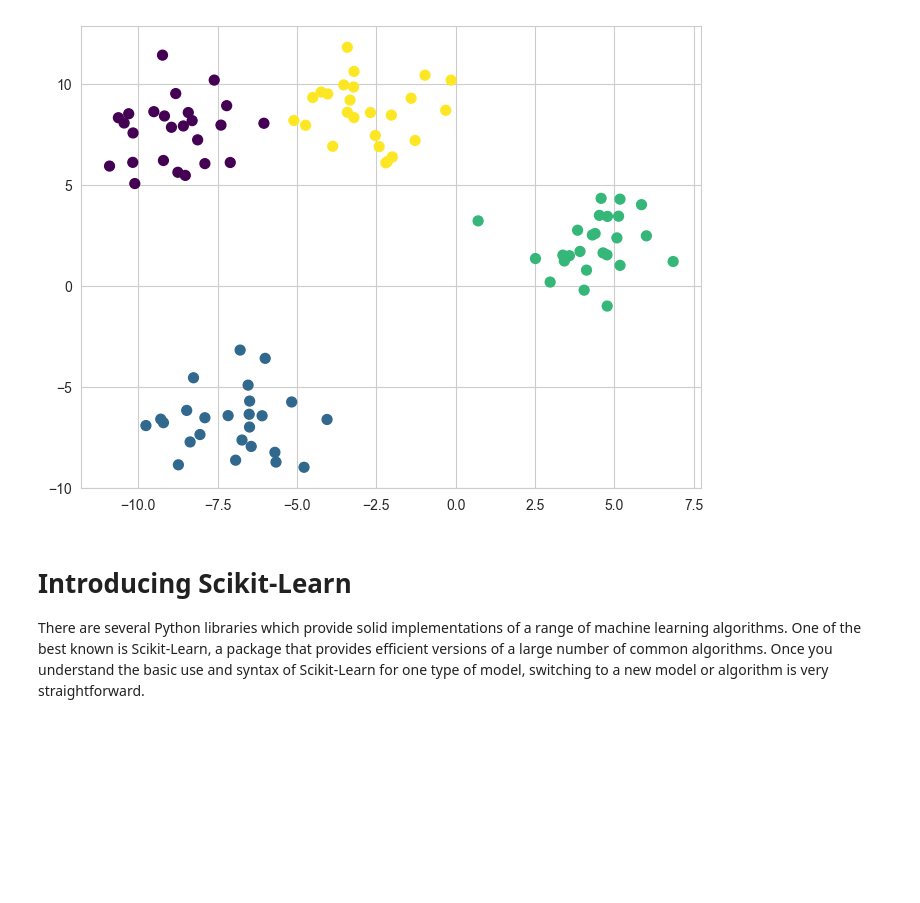
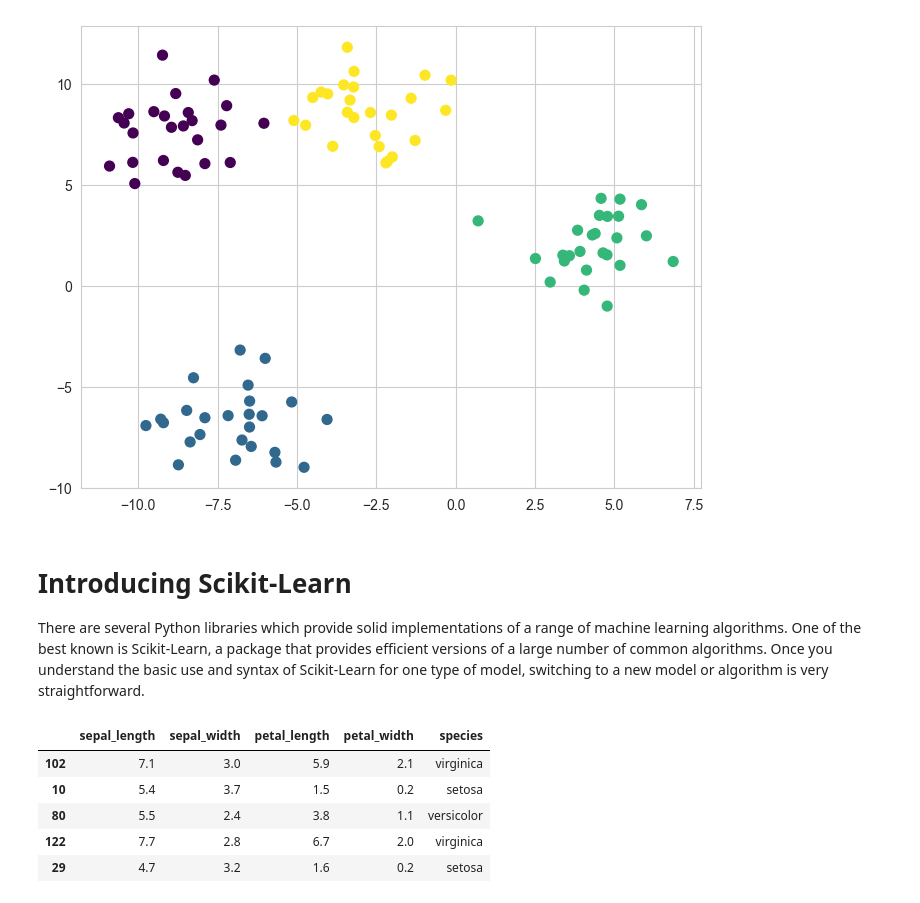
Before and after one commit to julihdez36/Machine_learning, a Jupyter notebook: Decision Trees and Random Forests/introduction.ipynb, the cells around one changed output. Drawn from its saved outputs; the diff is of its cells as text; code cells hidden in the pictures; blank space fills up the shorter version.

```diff
--- a/Decision Trees and Random Forests/introduction.ipynb
+++ b/Decision Trees and Random Forests/introduction.ipynb
@@ -111,0 +110,15 @@ There are several Python libraries which provide solid implementations of a rang
+# %%
+# Data Representation in Scikit-Learn
+
+# Get data as tables (df)
+
+import seaborn as sns
+iris = sns.load_dataset('iris')
+iris.sample(5)
+# %% [output]
+|  | sepal_length | sepal_width | petal_length | petal_width | species |
+| 102 | 7.1 | 3.0 | 5.9 | 2.1 | virginica |
+| 10 | 5.4 | 3.7 | 1.5 | 0.2 | setosa |
+| 80 | 5.5 | 2.4 | 3.8 | 1.1 | versicolor |
+| 122 | 7.7 | 2.8 | 6.7 | 2.0 | virginica |
+| 29 | 4.7 | 3.2 | 1.6 | 0.2 | setosa |
```
Also changed, not shown: parts of 10 cells of this notebook.
